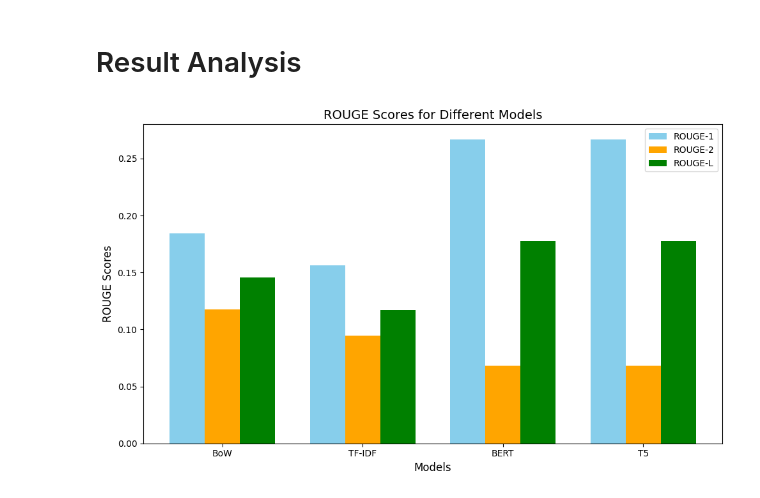
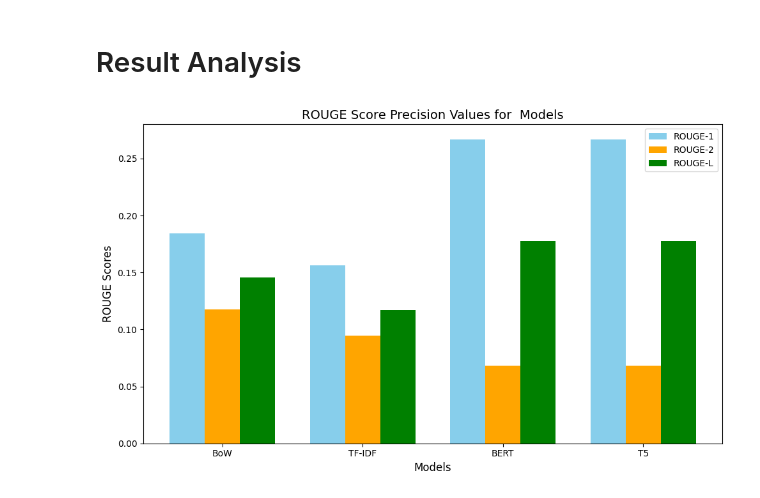
Before and after one commit to SHARONZACHARIA/DS-Project_BERT_NLP, a Jupyter notebook: text_summarization_project/notebooks/Bert_NLP_Text_Project_Updated.ipynb, the cells around one changed output. Cells and saved outputs as stored; diff of their text form; code cells hidden in the pictures.

Commit message:
added rouge score plots

```diff
--- a/text_summarization_project/notebooks/Bert_NLP_Text_Project_Updated.ipynb
+++ b/text_summarization_project/notebooks/Bert_NLP_Text_Project_Updated.ipynb
@@ -310,5 +321,5 @@ KeyboardInterrupt:
 # %%
-model_name = "/content/drive/Othercomputers/My Mac/DS-Project/text_summarization_project/models/checkpoint-2000"  # Replace with your checkpoint's model path
+model_name = "/content/drive/Othercomputers/My Mac/DS-Project/text_summarization_project/models/checkpoint-4500"  # Replace with your checkpoint's model path
 model = AutoModelForSeq2SeqLM.from_pretrained(model_name)
 tokenizer = AutoTokenizer.from_pretrained(model_name)
 # %%
@@ -631,42 +652,31 @@ Average ROUGE Scores for BoW on 25 Articles:
 # %%
-import matplotlib.pyplot as plt
-import numpy as np
-
-# Call the ROUGE computation functions (replace with your actual function calls)
-rouge_scores = {
-    "BoW": Calculate_Rouge_Bow(Bow_summary,original_summary),
-    "TF-IDF": Calculate_Rouge_TFIDF(TF_IDF_summary,original_summary),
-    "BERT": Calculate_Rouge_BERT(BERT_Summary,original_summary),
-    "T5": Calculate_Rouge_T5(T5_Summary,original_summary)
-}
-
-# Extracting ROUGE scores
+# Extracting ROUGE score Precision values
 models = list(rouge_scores.keys())
 rouge1_scores = [rouge_scores[model]["rouge1"].precision for model in models]
 rouge2_scores = [rouge_scores[model]["rouge2"].precision for model in models]
 rougeL_scores = [rouge_scores[model]["rougeL"].precision for model in models]
 
 # Plotting
 x = np.arange(len(models))  # Model indices
 width = 0.25  # Bar width
 
 fig, ax = plt.subplots(figsize=(10, 6))
 
 # Bar plots
 ax.bar(x - width, rouge1_scores, width, label='ROUGE-1', color='skyblue')
 ax.bar(x, rouge2_scores, width, label='ROUGE-2', color='orange')
 ax.bar(x + width, rougeL_scores, width, label='ROUGE-L', color='green')
 
 # Add labels and title
 ax.set_xlabel('Models', fontsize=12)
 ax.set_ylabel('ROUGE Scores', fontsize=12)
-ax.set_title('ROUGE Scores for Different Models', fontsize=14)
+ax.set_title('ROUGE Score Precision Values for  Models', fontsize=14)
 ax.set_xticks(x)
 ax.set_xticklabels(models)
 ax.legend()
 
 # Show the plot
 plt.tight_layout()
 plt.show()
 # %% [output]
-[figure, old version]
+[figure, new version]
```
Also changed, not shown: parts of 7 cells of this notebook.
